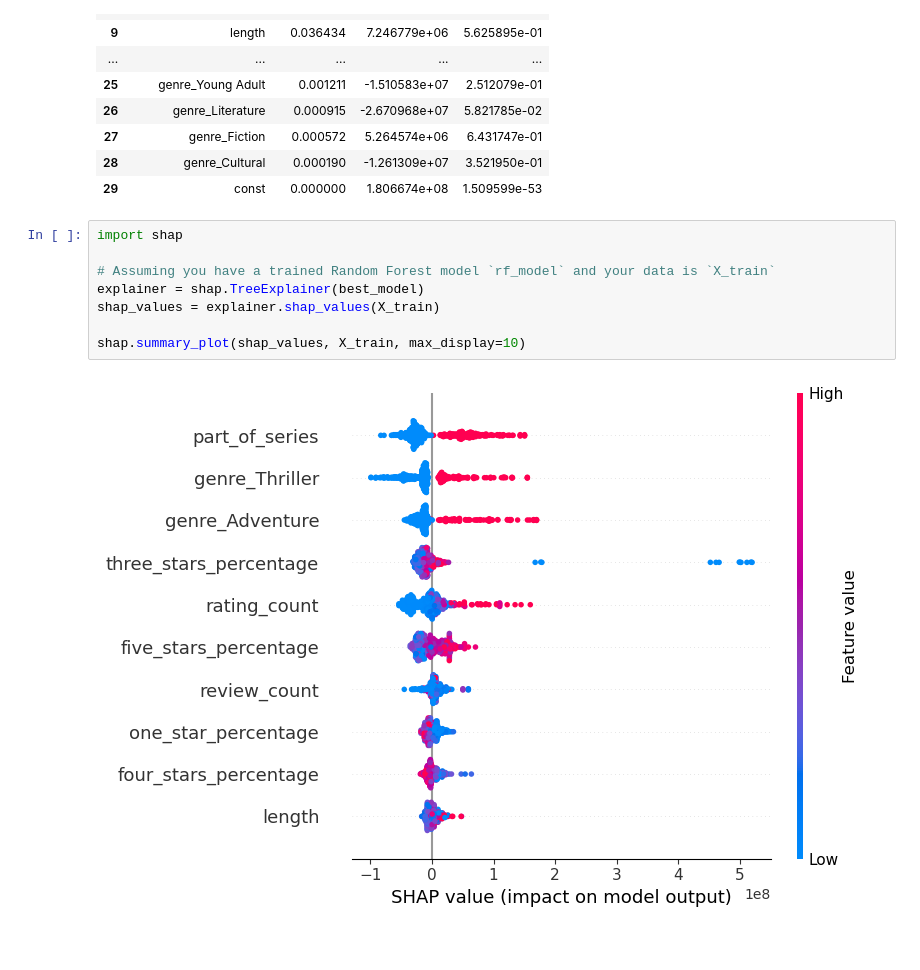
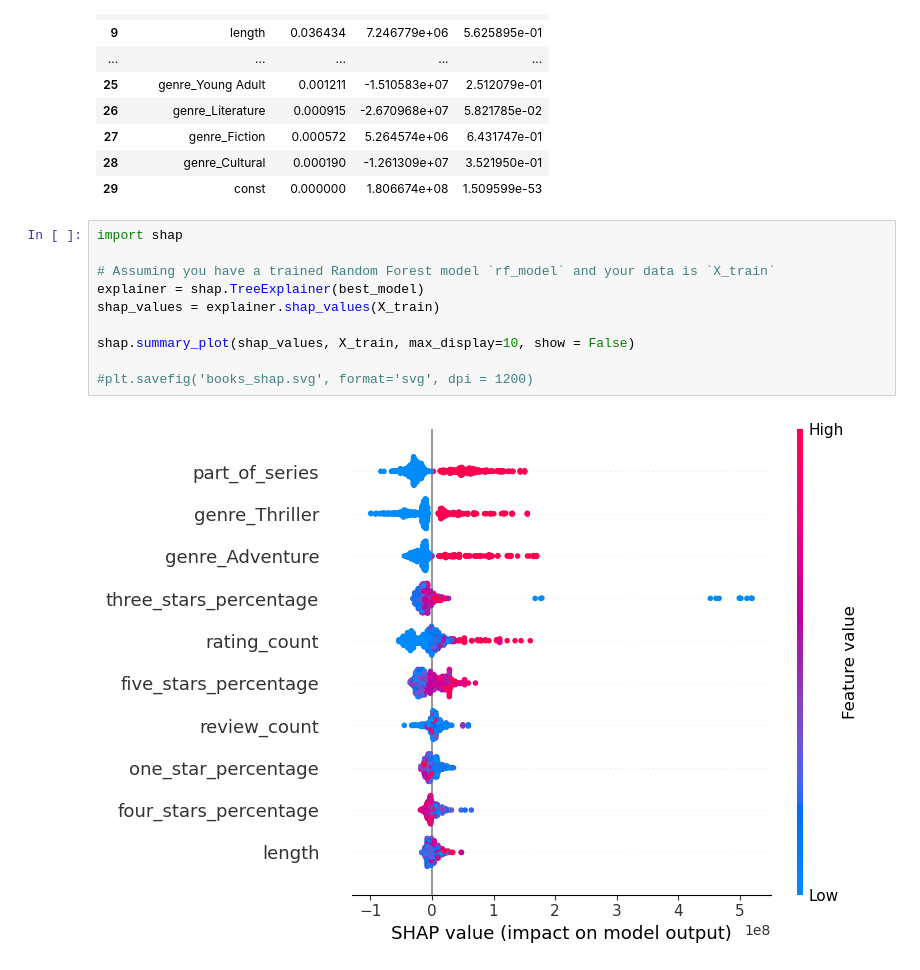
Before and after one commit to epfl-ada/ada-2024-project-datadruids, a Jupyter notebook: src/book_reg.ipynb, the cells around one changed output. Cells and saved outputs as stored; diff of their text form.

Commit message:
Plots as svg

```diff
--- a/src/book_reg.ipynb
+++ b/src/book_reg.ipynb
@@ -365,10 +413,12 @@ display(combined_features)
 # %%
 import shap
 
 # Assuming you have a trained Random Forest model `rf_model` and your data is `X_train`
 explainer = shap.TreeExplainer(best_model)
 shap_values = explainer.shap_values(X_train)
 
-shap.summary_plot(shap_values, X_train, max_display=10)
+shap.summary_plot(shap_values, X_train, max_display=10, show = False)
+
+#plt.savefig('books_shap.svg', format='svg', dpi = 1200)
 # %% [output]
-[figure, old version]
+[figure, new version]
```
Also changed, not shown: parts of 5 cells of this notebook, 2 other files.
